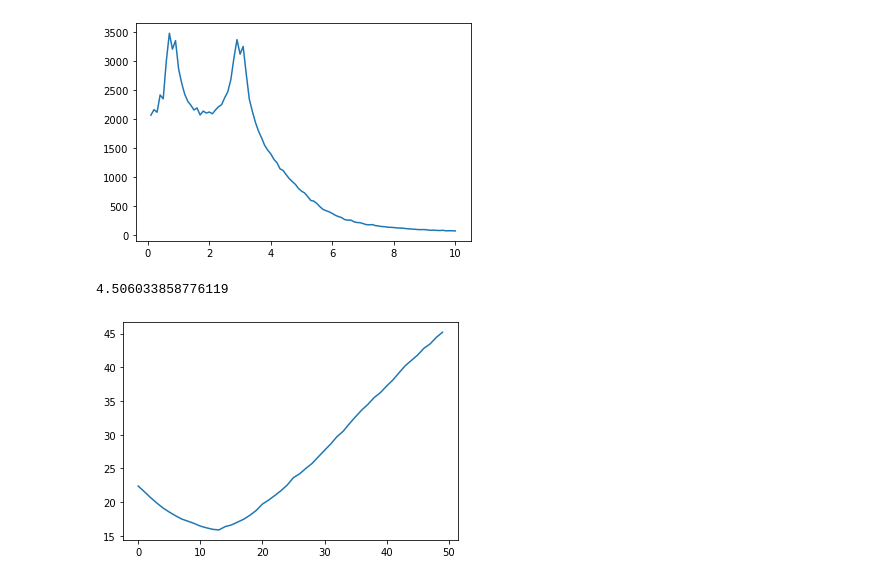
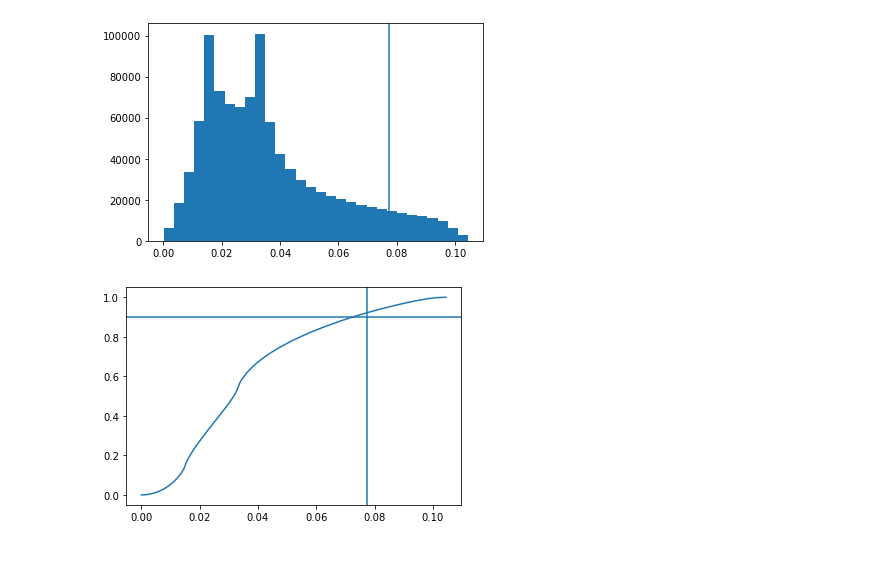
Before and after one commit to BillyTheKidPhysicist/storageRing, a Jupyter notebook: storageRingModel/analysis/collectorLensAnalysis.ipynb, the cells around one changed output. Saved outputs shown, nothing was run; the diff lists cells and outputs as text; code cells hidden in the pictures.

```diff
--- a/storageRingModel/analysis/collectorLensAnalysis.ipynb
+++ b/storageRingModel/analysis/collectorLensAnalysis.ipynb
@@ -56,17 +126,17 @@ np.nanmin(fwhms),x_vals[np.nanargmin(fwhms)]
-# %%
-r_vals,density=analyzer.transvers_density(1.7,r_max,bins=100)
-density_half=density[0]/2.0
-FWHM=r_vals[np.argmin(np.abs(density-density_half))]
-plt.plot(r_vals,density)
-plt.show()
-FWHM
-# %% [output]
-[figure, removed]
-4.506033858776119
-# %%
-x_values=np.linspace(1.2,2.0)
-vals=[analyzer.D_90(x) for x in x_values]
-plt.plot(vals)
-plt.show()
-# %% [output]
-[figure, removed]
+# %%
+y_arr,z_arr=analyzer.interpolate(d90_x_focus)
+r_arr=np.sqrt(y_arr**2+z_arr**2)
+R_90=d90_min/2
+plt.hist(r_arr,bins=30)
+plt.axvline(R_90)
+plt.show()
+r_arr_sorted=np.sort(r_arr)
+counts=np.ones(len(r_arr))
+fraction=np.cumsum(counts)/sum(counts)
+plt.plot(r_arr_sorted,fraction)
+plt.axvline(R_90)
+plt.axhline(.9)
+plt.show()
+# %% [output]
+[figure, added]
+[figure, added]
```
Also changed, not shown: parts of 24 cells of this notebook, 21 other files.
